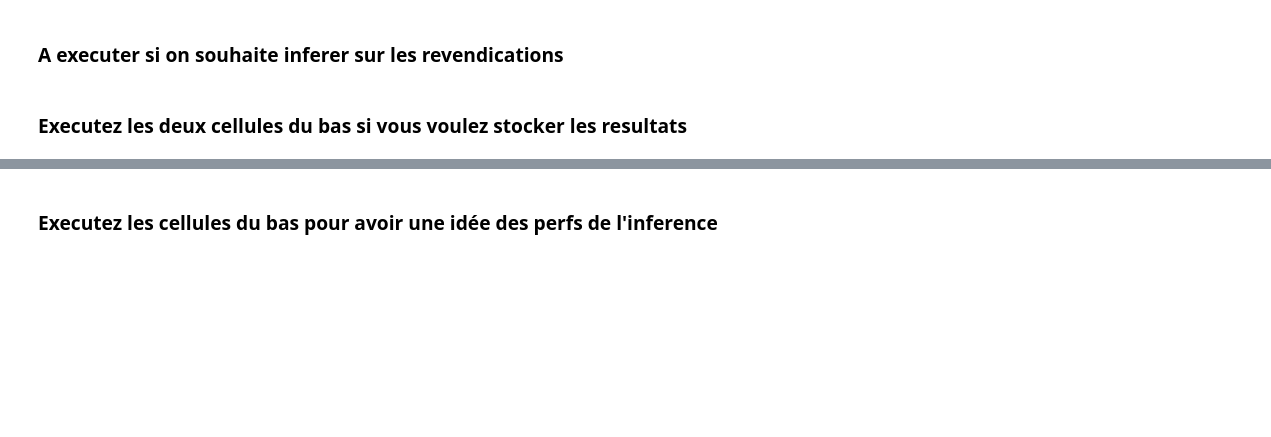
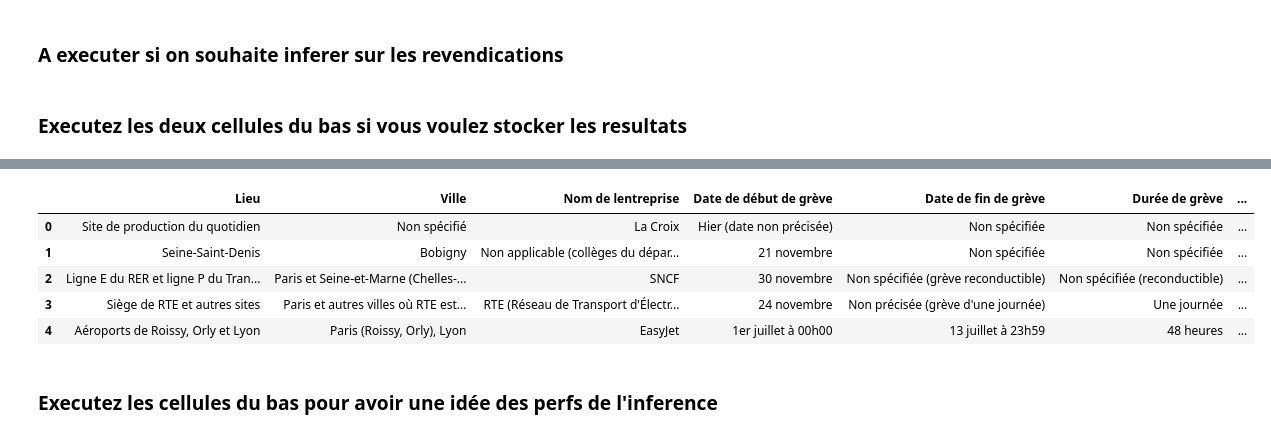
Before and after one commit to StephOgre/Ollama, a Jupyter notebook: webStrikeLLM.ipynb, the cells around one changed output, grey strips where cells are left out. Drawn from its saved outputs; the diff is of its cells as text; code cells hidden in the pictures; blank space fills up the shorter version.

```diff
--- a/webStrikeLLM.ipynb
+++ b/webStrikeLLM.ipynb
@@ -288,3 +399,13 @@ df_inferencee
+# %%
+df=pd.read_parquet("/home/onyxia/work/Ollama/resultats_mistral.parquet")
+df.head()
+# %% [output]
+|  | Lieu | Ville | Nom de lentreprise | Date de début de grève | Date de fin de grève | Durée de grève | ... |
+| 0 | Site de production du quotidien | Non spécifié | La Croix | Hier (date non précisée) | Non spécifiée | Non spécifiée | ... |
+| 1 | Seine-Saint-Denis | Bobigny | Non applicable (collèges du dépar... | 21 novembre | Non spécifiée | Non spécifiée | ... |
+| 2 | Ligne E du RER et ligne P du Tran... | Paris et Seine-et-Marne (Chelles-... | SNCF | 30 novembre | Non spécifiée (grève reconductible) | Non spécifiée (reconductible) | ... |
+| 3 | Siège de RTE et autres sites | Paris et autres villes où RTE est... | RTE (Réseau de Transport d'Électr... | 24 novembre | Non précisée (grève d'une journée) | Une journée | ... |
+| 4 | Aéroports de Roissy, Orly et Lyon | Paris (Roissy, Orly), Lyon | EasyJet | 1er juillet à 00h00 | 13 juillet à 23h59 | 48 heures | ... |
 # %% [markdown]
 ### Executez les cellules du bas pour avoir une idée des perfs de l'inference
 # %%
```
Also changed, not shown: parts of 10 cells of this notebook.
